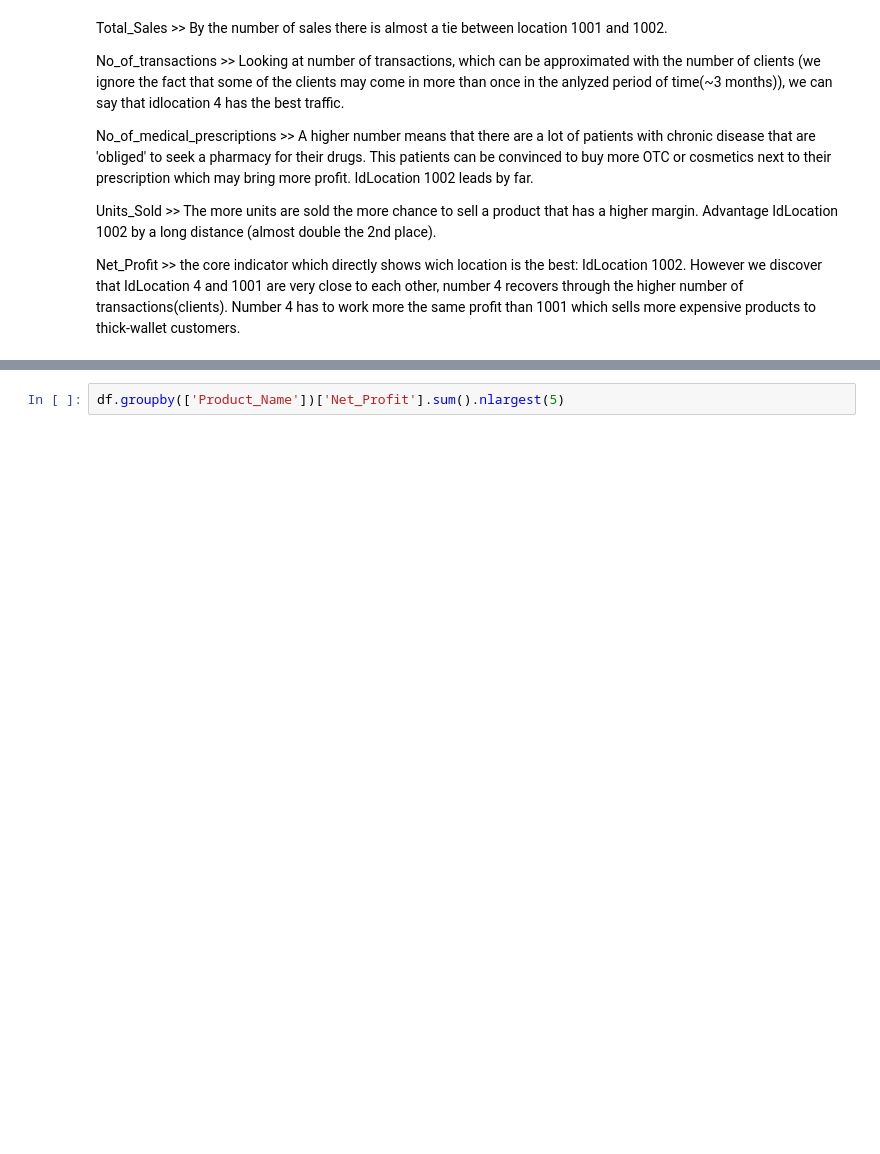
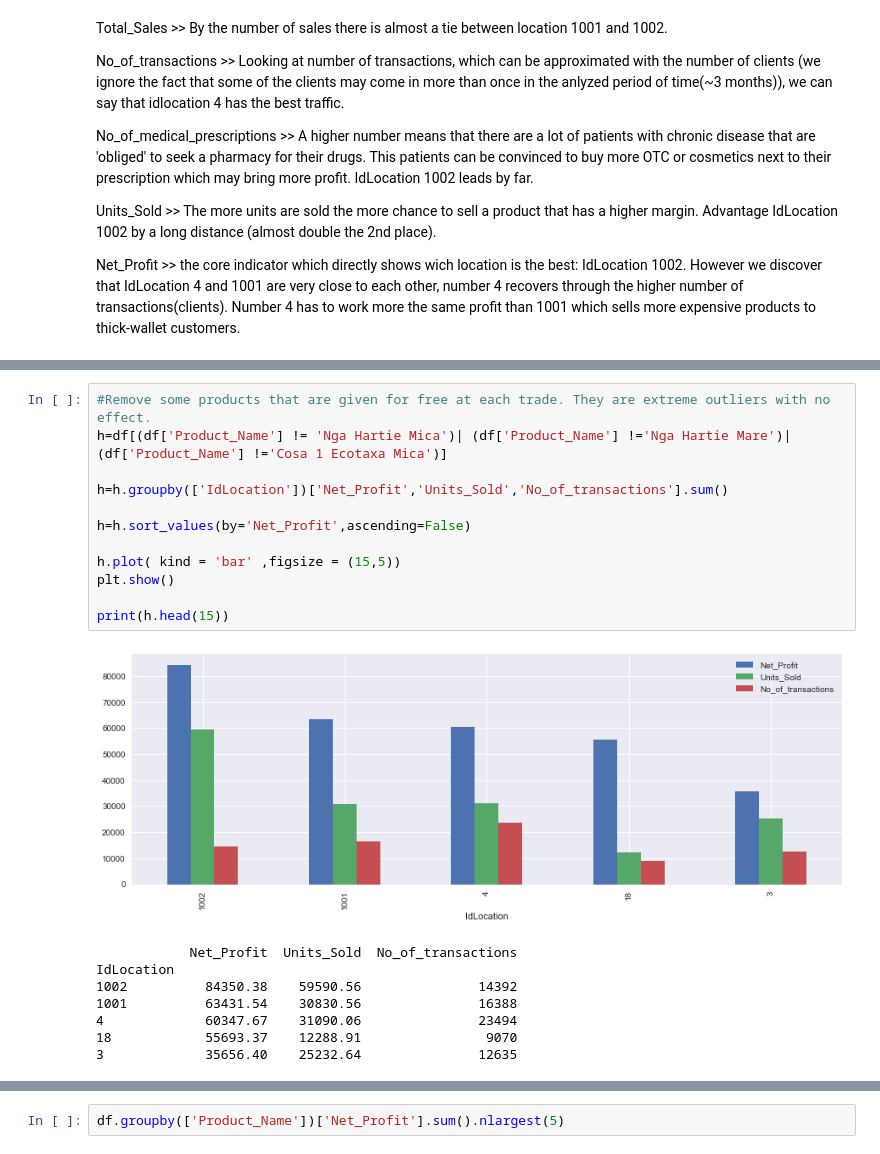
Before and after one commit to evian13/PrepCourse-Unit2, a Jupyter notebook: Capstone1 - data analysis report.ipynb, the cells around one changed output, grey strips where cells are left out. Cells and saved outputs as stored; diff of their text form; blank space fills up the shorter version.

```diff
--- a/Capstone1 - data analysis report.ipynb
+++ b/Capstone1 - data analysis report.ipynb
@@ -168,0 +178,21 @@ We can conclude that location 1002 has a good sales team that manages to perform
+# %%
+#Remove some products that are given for free at each trade. They are extreme outliers with no effect.
+h=df[(df['Product_Name'] != 'Nga Hartie Mica')| (df['Product_Name'] !='Nga Hartie Mare')|(df['Product_Name'] !='Cosa 1 Ecotaxa Mica')]
+
+h=h.groupby(['IdLocation'])['Net_Profit','Units_Sold','No_of_transactions'].sum()
+
+h=h.sort_values(by='Net_Profit',ascending=False)
+
+h.plot( kind = 'bar' ,figsize = (15,5))
+plt.show()
+
+print(h.head(15))
+# %% [output]
+[figure, added]
+            Net_Profit  Units_Sold  No_of_transactions
+IdLocation
+1002          84350.38    59590.56               14392
+1001          63431.54    30830.56               16388
+4             60347.67    31090.06               23494
+18            55693.37    12288.91                9070
+3             35656.40    25232.64               12635
```
Also changed, not shown: parts of 65 cells of this notebook.
